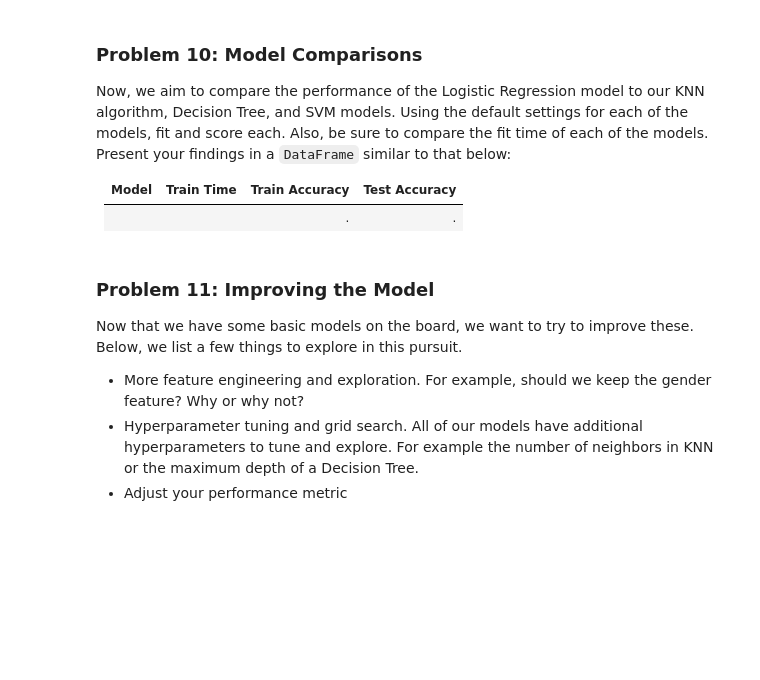
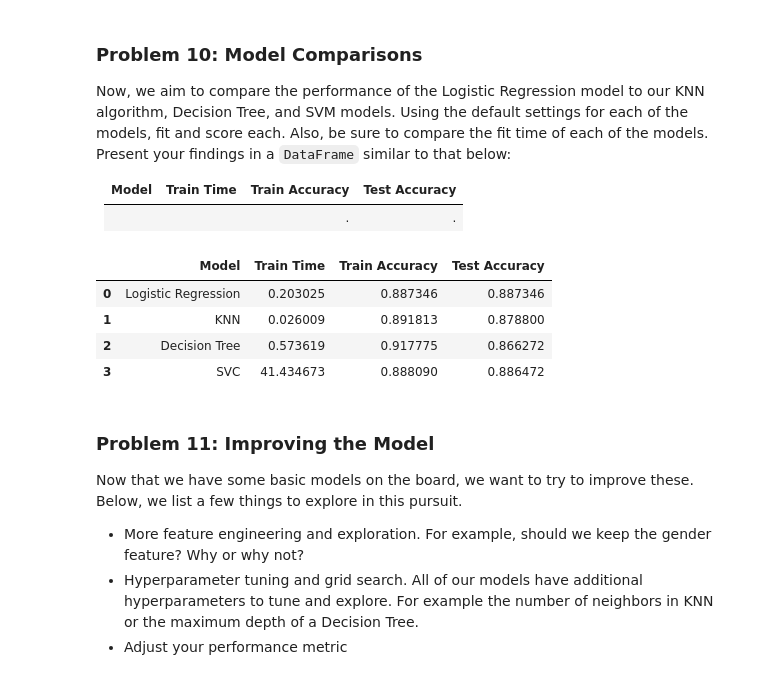
Before and after one commit to Hoomaaan/Portuguese-Banking-Comparing-Classifiers, a Jupyter notebook: prompt_III.ipynb, the cells around one changed output. Drawn from its saved outputs; the diff is of its cells as text; code cells hidden in the pictures; blank space fills up the shorter version.

Commit message:
added all default models

```diff
--- a/prompt_III.ipynb
+++ b/prompt_III.ipynb
@@ -253,0 +244,6 @@ LogisticRegression()
+# %%
+lr = LogisticRegression(random_state=42)
+start = time.time()
+lr.fit(X_train, y_train)
+lr_train_time = time.time() - start
+print(f"Logistic regression training time: {lr_train_time} s")
@@ -275,3 +280,7 @@ Now, we aim to compare the performance of the Logistic Regression model to our K
 | Model | Train Time | Train Accuracy | Test Accuracy |
 | ----- | ---------- | -------------  | -----------   |
 |     |    |.     |.     |
+# %%
+# Let add the logistic regression results to a dictionary first
+results = {'Train Time': [lr_train_time], 'Train Accuracy': [train_acc],
+           'Test Accuracy': [test_acc]}
@@ -278,3 +300,27 @@ Now, we aim to compare the performance of the Logistic Regression model to our K
+# %%
+# Create a list of models that we want to evaluate
+from sklearn.neighbors import KNeighborsClassifier
+from sklearn.tree import DecisionTreeClassifier
+from sklearn.svm import SVC
+
+models = [KNeighborsClassifier(),
+          DecisionTreeClassifier(random_state=42),
+          SVC(random_state=42)
+          ]
+
+results['Model'] = ['Logistic Regression', 'KNN', 'Decision Tree', 'SVC']
+
+for model in models:
+    evaluate_model(model)
+# %%
+results_df = pd.DataFrame(results)
+results_df
+# %% [output]
+|  | Model | Train Time | Train Accuracy | Test Accuracy |
+| 0 | Logistic Regression | 0.203025 | 0.887346 | 0.887346 |
+| 1 | KNN | 0.026009 | 0.891813 | 0.878800 |
+| 2 | Decision Tree | 0.573619 | 0.917775 | 0.866272 |
+| 3 | SVC | 41.434673 | 0.888090 | 0.886472 |
 # %% [markdown]
 ### Problem 11: Improving the Model
 
```
Also changed, not shown: parts of 4 cells of this notebook.
